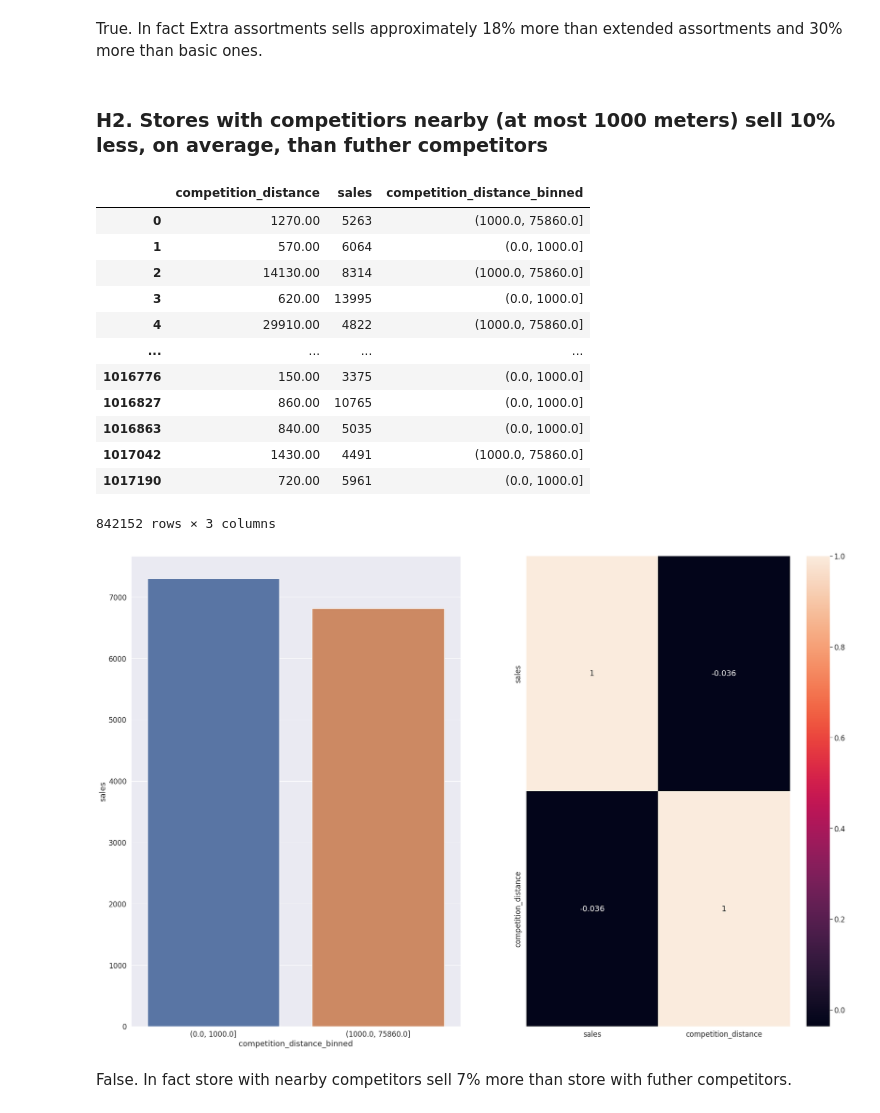
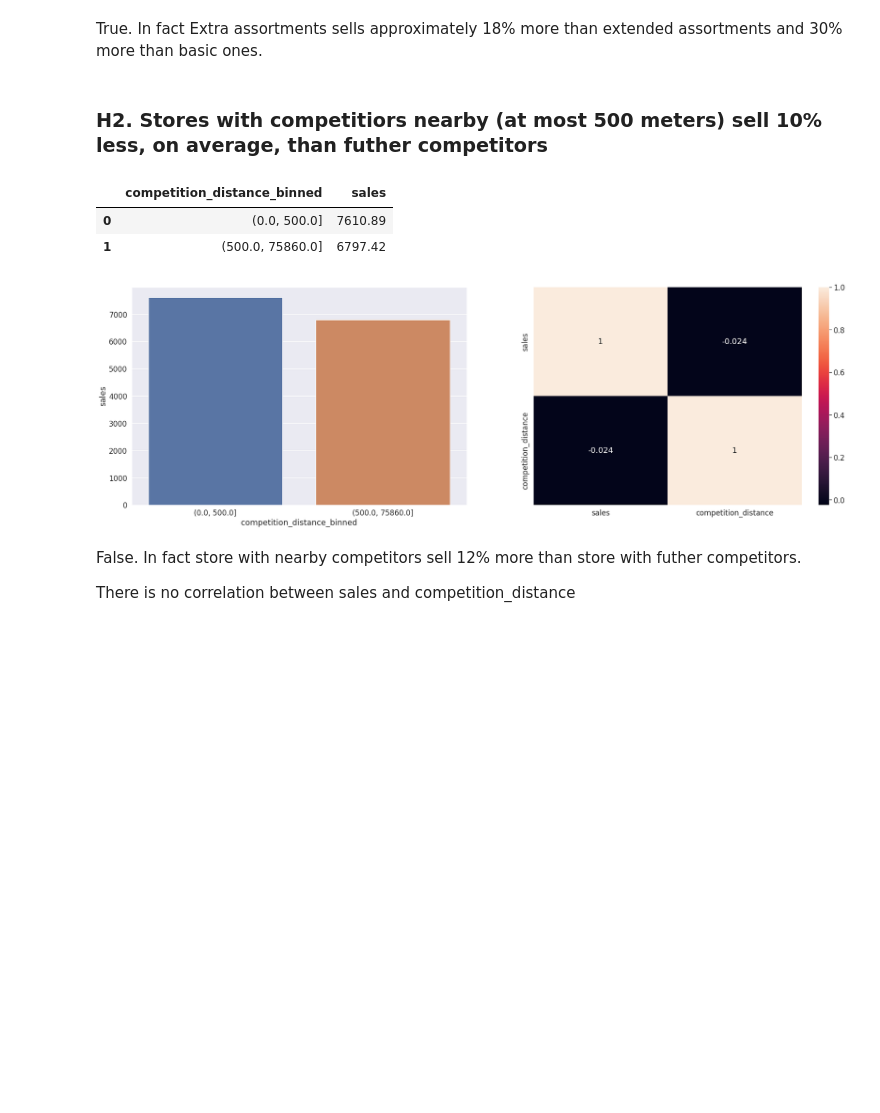
Before and after one commit to danillobarroscordeiro/rossman_sales, a Jupyter notebook: Untitled.ipynb, the cells around one changed output. Drawn from its saved outputs; the diff is of its cells as text; code cells hidden in the pictures; blank space fills up the shorter version.

```diff
--- a/Untitled.ipynb
+++ b/Untitled.ipynb
@@ -405,32 +402,24 @@ df4[['sales','assortment']].groupby('assortment').mean().reset_index()
 # %% [markdown]
 True. In fact Extra assortments sells approximately 18% more than extended assortments and 30% more than basic ones.
 # %% [markdown]
-### H2. Stores with competitiors nearby (at most 1000 meters) sell 10% less, on average, than futher competitors
+### H2. Stores with competitiors nearby (at most 500 meters) sell 10% less, on average, than futher competitors
 # %%
 aux1 = df4.loc[df4['competition_distance'] !=200000,['competition_distance','sales']]
-aux1['competition_distance_binned'] = pd.cut(aux1['competition_distance'], bins=[0,1000,max(aux1['competition_distance'])])
+aux1['competition_distance_binned'] = pd.cut(aux1['competition_distance'], bins=[0,500,max(aux1['competition_distance'])])
 aux2=aux1[['competition_distance_binned','sales']].groupby('competition_distance_binned').mean().reset_index()
 
-plt.subplot(1,2,1)
+plt.subplot(2,2,1)
 sns.barplot(data=aux2, x='competition_distance_binned', y='sales')
 
-plt.subplot(1,2,2)
-sns.heatmap(aux1[['sales','competition_distance']].corr(method='pearson'), annot=True)
-aux1
+plt.subplot(2,2,2)
+sns.heatmap(df4[['sales','competition_distance']].corr(method='kendall'), annot=True)
+aux2
 # %% [output]
-|  | competition_distance | sales | competition_distance_binned |
-| 0 | 1270.00 | 5263 | (1000.0, 75860.0] |
-| 1 | 570.00 | 6064 | (0.0, 1000.0] |
-| 2 | 14130.00 | 8314 | (1000.0, 75860.0] |
-| 3 | 620.00 | 13995 | (0.0, 1000.0] |
-| 4 | 29910.00 | 4822 | (1000.0, 75860.0] |
-| ... | ... | ... | ... |
-| 1016776 | 150.00 | 3375 | (0.0, 1000.0] |
-| 1016827 | 860.00 | 10765 | (0.0, 1000.0] |
-| 1016863 | 840.00 | 5035 | (0.0, 1000.0] |
-| 1017042 | 1430.00 | 4491 | (1000.0, 75860.0] |
-| 1017190 | 720.00 | 5961 | (0.0, 1000.0] |
+|  | competition_distance_binned | sales |
+| 0 | (0.0, 500.0] | 7610.89 |
+| 1 | (500.0, 75860.0] | 6797.42 |
-842152 rows × 3 columns
-[figure, old version]
+[figure, new version]
 # %% [markdown]
-False. In fact store with nearby competitors sell 7% more than store with futher competitors.
+False. In fact store with nearby competitors sell 12% more than store with futher competitors.
+
+There is no correlation between sales and competition_distance
```
Also changed, not shown: parts of 18 cells of this notebook.
